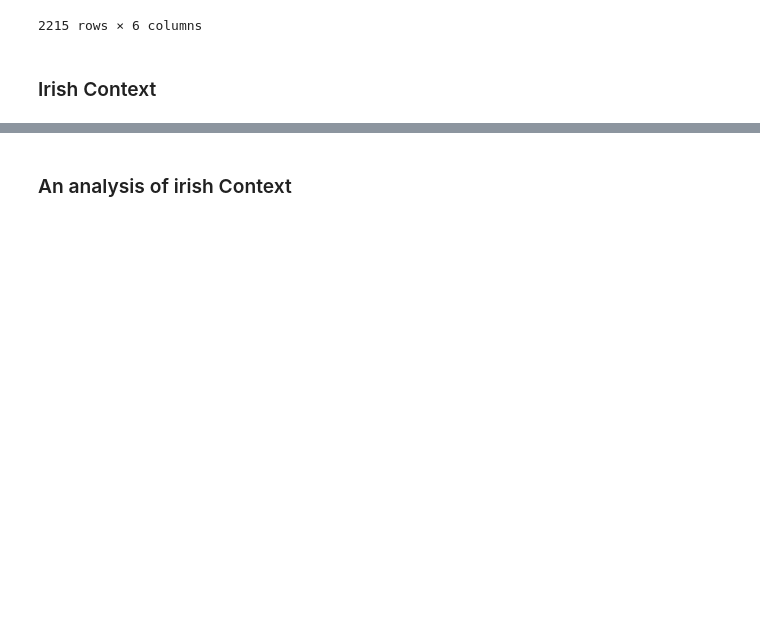
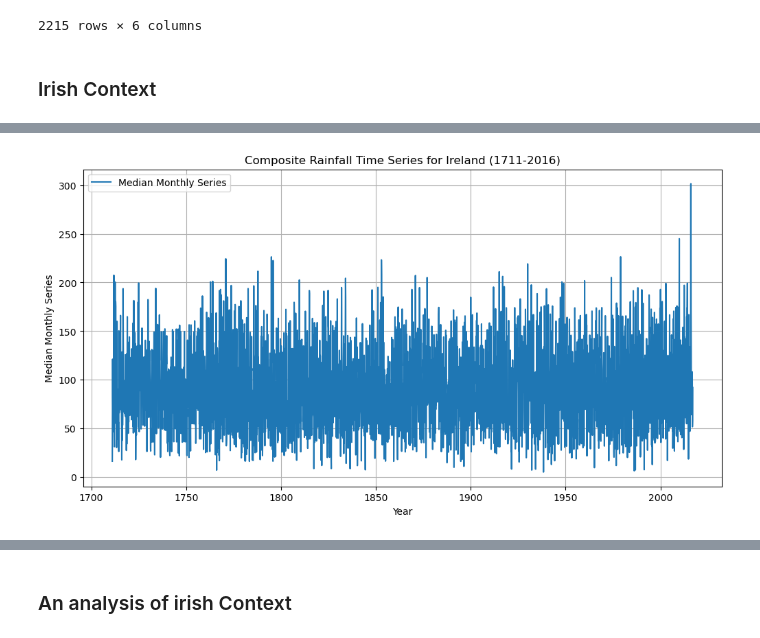
Before and after one commit to Sarahlouhast/Programming-for-Data-Analytics-Project-2, a Jupyter notebook: project.ipynb, the cells around one changed output, grey strips where cells are left out. Drawn from its saved outputs; the diff is of its cells as text; code cells hidden in the pictures; blank space fills up the shorter version.

```diff
--- a/project.ipynb
+++ b/project.ipynb
@@ -200,0 +258,10 @@ With a system as complex as Earth's climate, it is a daunting task for scientist
+# %%
+# Specify the path to your Excel file
+file_path = './data/IOI_1711_SERIES.csv'
+
+# Read the specified sheet into a Pandas DataFrame
+rainfall_ie = pd.read_csv(file_path)
+#print(rainfall_ie.isnull().sum())
+print(rainfall_ie)
+#print(rainfall_ie.info())
+#print(rainfall_ie.describe())
@@ -200,0 +283,14 @@ With a system as complex as Earth's climate, it is a daunting task for scientist
+# %%
+# Plotting the Median monthly series over time
+plt.figure(figsize=(12, 6))
+plt.plot(rainfall_ie['Year'] + rainfall_ie['Month'] / 12, rainfall_ie['Median montly series'], label='Median Monthly Series')
+
+# Adding labels and title
+plt.xlabel('Year')
+plt.ylabel('Median Monthly Series')
+plt.title('Composite Rainfall Time Series for Ireland (1711-2016)')
+plt.legend()
+plt.grid(True)
+plt.show()
+# %% [output]
+[figure, added]
```
Also changed, not shown: parts of 28 cells of this notebook, 4 other files.
